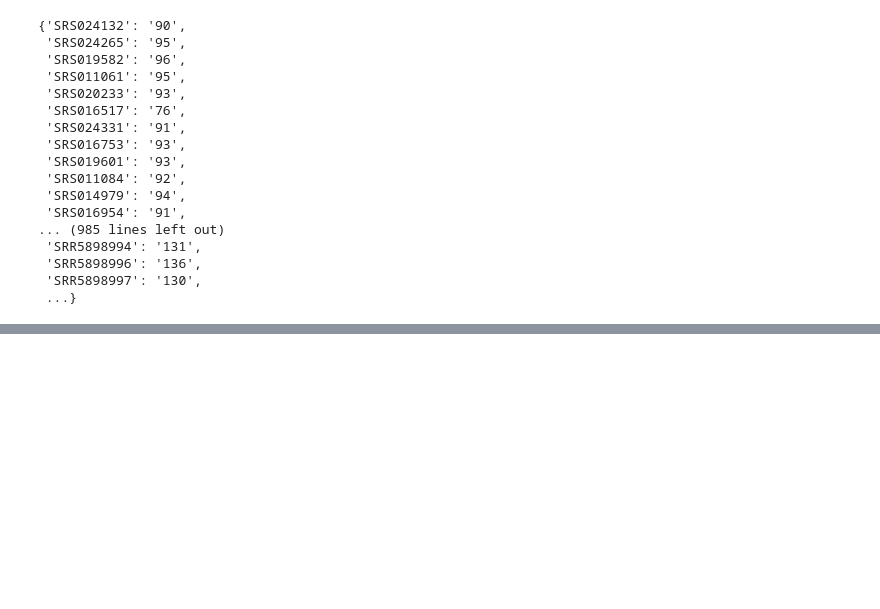
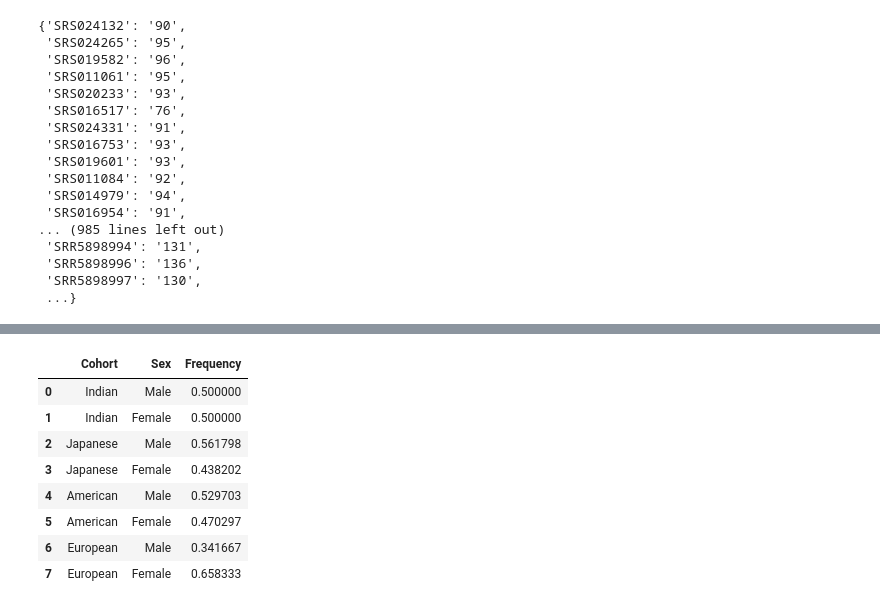
Before and after one commit to syooseph/YoosephLab, a Jupyter notebook: MicrobiomeNetworks/HealthyPopulations/PublicationMaster--CohortSampleInformation.ipynb, the cells around one changed output, grey strips where cells are left out. Cells and saved outputs as stored; diff of their text form; code cells hidden in the pictures; blank space fills up the shorter version.

```diff
--- a/MicrobiomeNetworks/HealthyPopulations/PublicationMaster--CohortSampleInformation.ipynb
+++ b/MicrobiomeNetworks/HealthyPopulations/PublicationMaster--CohortSampleInformation.ipynb
@@ -187,0 +234,26 @@ rlDictionary
+# %%
+tempDict = {'Cohort':[], 'Sex':[], 'Frequency':[]}
+
+for cohort in list(set(metaDF['Cohort'])):
+
+
+    tempDF = metaDF[metaDF['Cohort']==cohort].copy()
+
+    for gender in list(set(metaDF['Gender'])):
+
+        tempDict['Cohort'].append(cohort)
+        tempDict['Sex'].append(gender)
+        tempDict['Frequency'].append(len(tempDF[tempDF['Gender']==gender])/len(tempDF['Gender'].dropna()))
+
+tempDF = pd.DataFrame(data=tempDict)
+tempDF
+# %% [output]
+|  | Cohort | Sex | Frequency |
+| 0 | Indian | Male | 0.500000 |
+| 1 | Indian | Female | 0.500000 |
+| 2 | Japanese | Male | 0.561798 |
+| 3 | Japanese | Female | 0.438202 |
+| 4 | American | Male | 0.529703 |
+| 5 | American | Female | 0.470297 |
+| 6 | European | Male | 0.341667 |
+| 7 | European | Female | 0.658333 |
```
Also changed, not shown: parts of 6 cells of this notebook.
